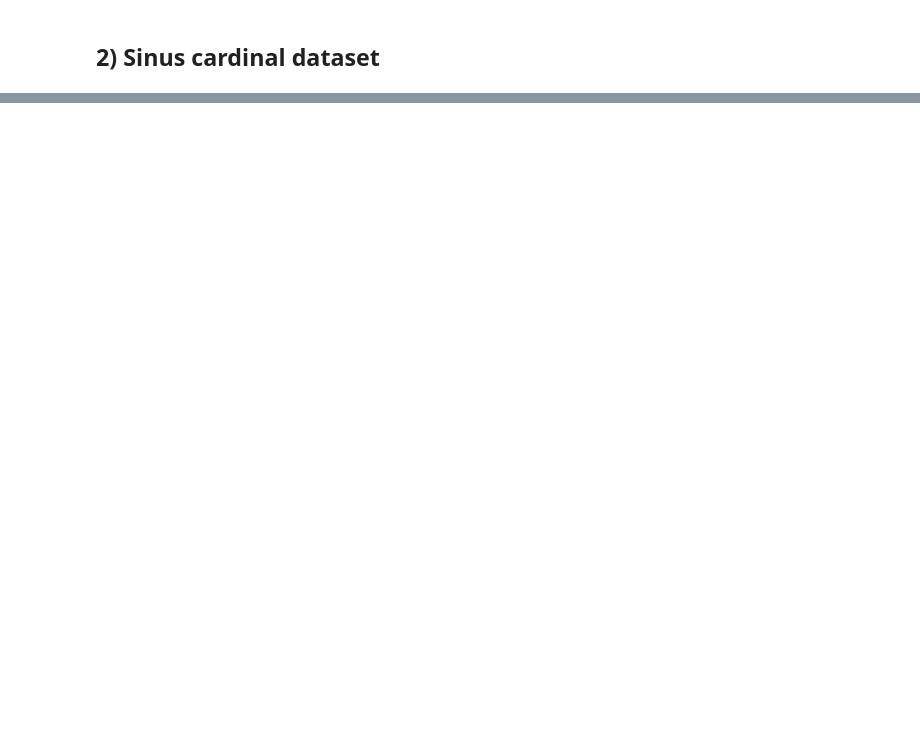
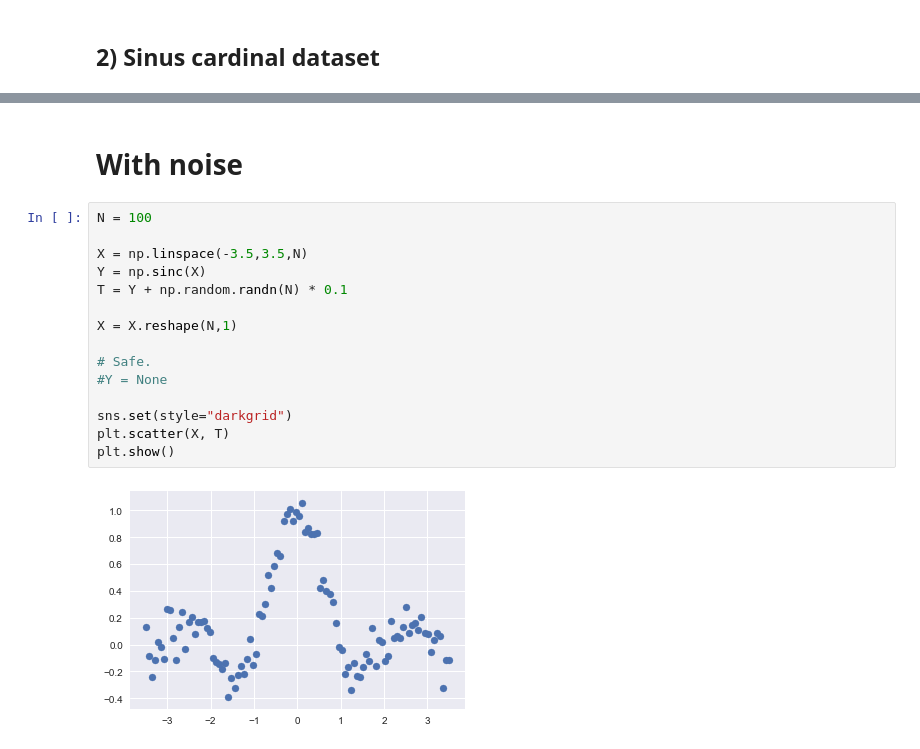
Before and after one commit to PPSantos/DD2434_proj, a Jupyter notebook: src/regression.ipynb, the cells around one changed output, grey strips where cells are left out. Cells and saved outputs as stored; diff of their text form; blank space fills up the shorter version.

Commit message:
regression working + sinc dataset working

```diff
--- a/src/regression.ipynb
+++ b/src/regression.ipynb
@@ -94,0 +102,19 @@ plt.show()
+# %% [markdown]
+# With noise
+# %%
+N = 100
+
+X = np.linspace(-3.5,3.5,N)
+Y = np.sinc(X)
+T = Y + np.random.randn(N) * 0.1
+
+X = X.reshape(N,1)
+
+# Safe.
+#Y = None
+
+sns.set(style="darkgrid")
+plt.scatter(X, T)
+plt.show()
+# %% [output]
+[figure, added]
```
Also changed, not shown: parts of 7 cells of this notebook, 1 other file.
